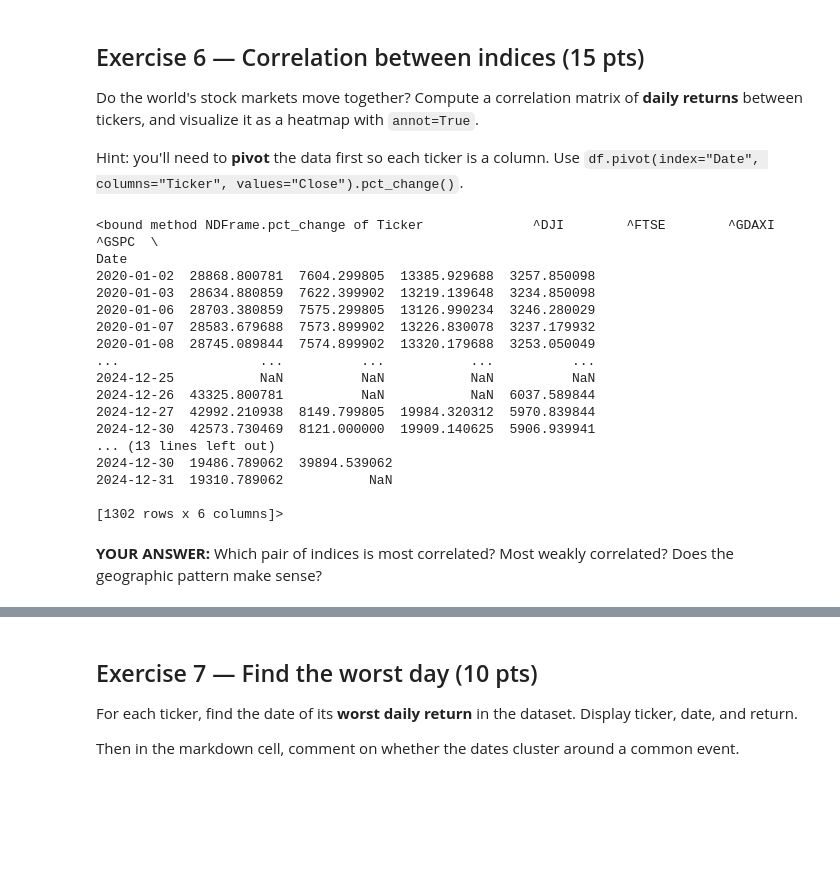
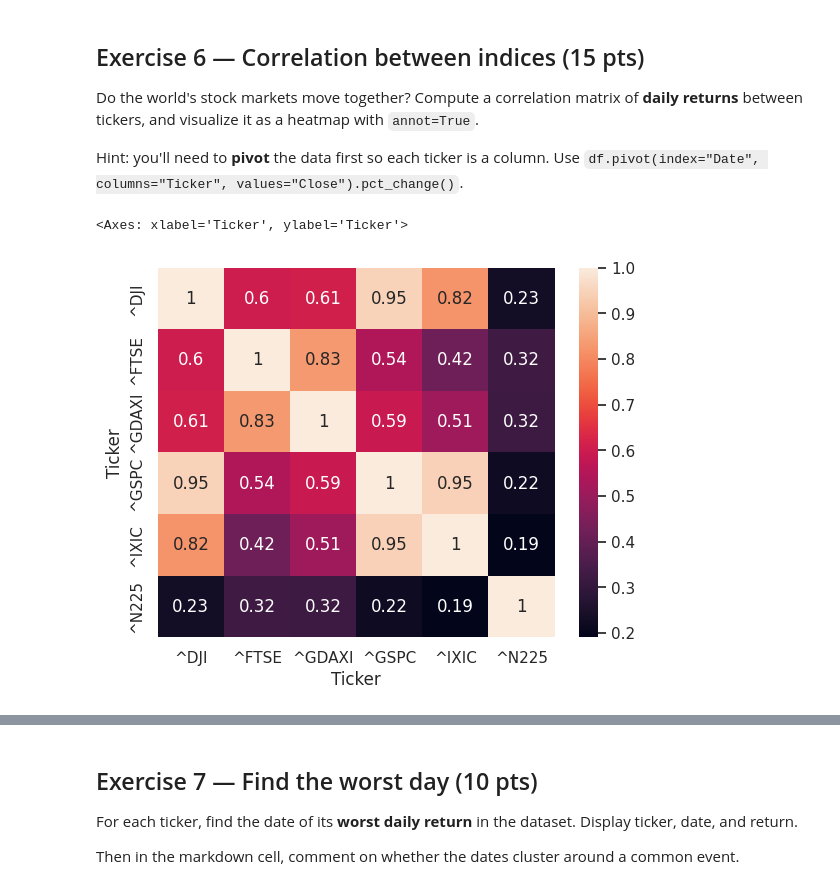
Before and after one commit to schavi12/UNCC-ITCS-3162-Data-Mining, a Jupyter notebook: lab_04_exercise.ipynb, the cells around one changed output, grey strips where cells are left out. Saved outputs shown, nothing was run; the diff lists cells and outputs as text; code cells hidden in the pictures; blank space fills up the shorter version.

```diff
--- a/lab_04_exercise.ipynb
+++ b/lab_04_exercise.ipynb
@@ -254,24 +254,11 @@ Do the world's stock markets move together? Compute a correlation matrix of **da
 Hint: you'll need to **pivot** the data first so each ticker is a column. Use `df.pivot(index="Date", columns="Ticker", values="Close").pct_change()`.
 # %%
 # TODO: pivot, compute returns, correlation, heatmap
-df.pivot(index='Date', columns='Ticker', values='Close').pct_change
+pivot_df = df.pivot(index='Date', columns='Ticker', values='Close').pct_change()
+
+corr = pivot_df.corr()
+
+sns.heatmap(corr, annot=True)
 # %% [output]
-<bound method NDFrame.pct_change of Ticker              ^DJI        ^FTSE        ^GDAXI        ^GSPC  \
-Date
-2020-01-02  28868.800781  7604.299805  13385.929688  3257.850098
-2020-01-03  28634.880859  7622.399902  13219.139648  3234.850098
-2020-01-06  28703.380859  7575.299805  13126.990234  3246.280029
-2020-01-07  28583.679688  7573.899902  13226.830078  3237.179932
-2020-01-08  28745.089844  7574.899902  13320.179688  3253.050049
-...                  ...          ...           ...          ...
-2024-12-25           NaN          NaN           NaN          NaN
-2024-12-26  43325.800781          NaN           NaN  6037.589844
-2024-12-27  42992.210938  8149.799805  19984.320312  5970.839844
-2024-12-30  42573.730469  8121.000000  19909.140625  5906.939941
-... (13 lines left out)
-2024-12-30  19486.789062  39894.539062
-2024-12-31  19310.789062           NaN
-
-[1302 rows x 6 columns]>
+<Axes: xlabel='Ticker', ylabel='Ticker'>
+[figure, added]
-# %% [markdown]
-**YOUR ANSWER:** Which pair of indices is most correlated? Most weakly correlated? Does the geographic pattern make sense?
```
Also changed, not shown: parts of 5 cells of this notebook.
